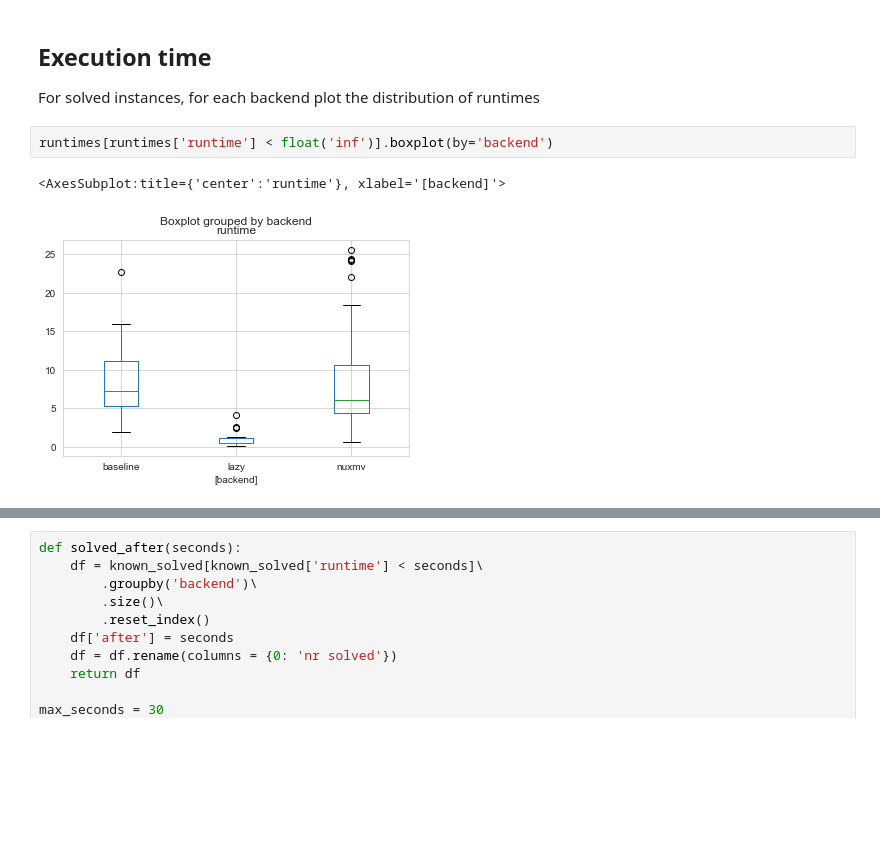
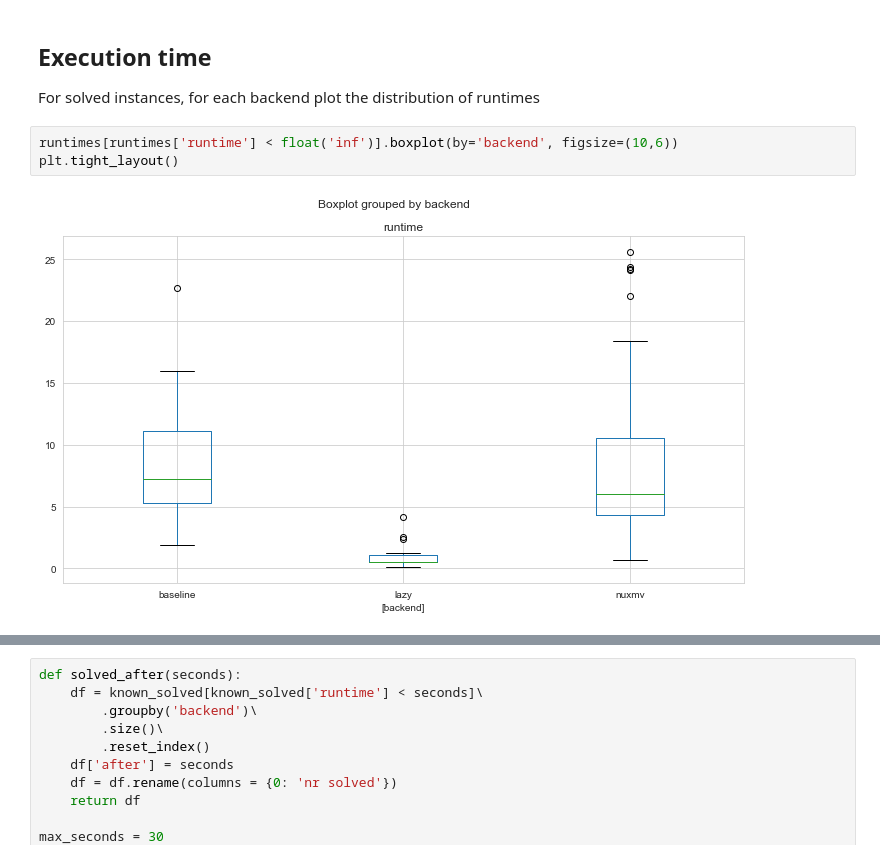
Before and after one commit to amandasystems/catra, a Jupyter notebook: experiments/Analysis.ipynb, the cells around one changed output, grey strips where cells are left out. Saved outputs shown, nothing was run; the diff lists cells and outputs as text; blank space fills up the shorter version.

```diff
--- a/experiments/Analysis.ipynb
+++ b/experiments/Analysis.ipynb
@@ -231,10 +235,10 @@ pd.pivot_table(known_solved, values=['runtime'],
 ## Execution time
 For solved instances, for each backend plot the distribution of runtimes
 # %%
-runtimes[runtimes['runtime'] < float('inf')].boxplot(by='backend')
+runtimes[runtimes['runtime'] < float('inf')].boxplot(by='backend', figsize=(10,6))
+plt.tight_layout()
 # %% [output]
-<AxesSubplot:title={'center':'runtime'}, xlabel='[backend]'>
-[figure, old version]
+[figure, new version]
 # %%
 runtimes[runtimes['runtime'] < float('inf')]\
     .set_index('instance')\
```
Also changed, not shown: parts of 11 cells of this notebook.
